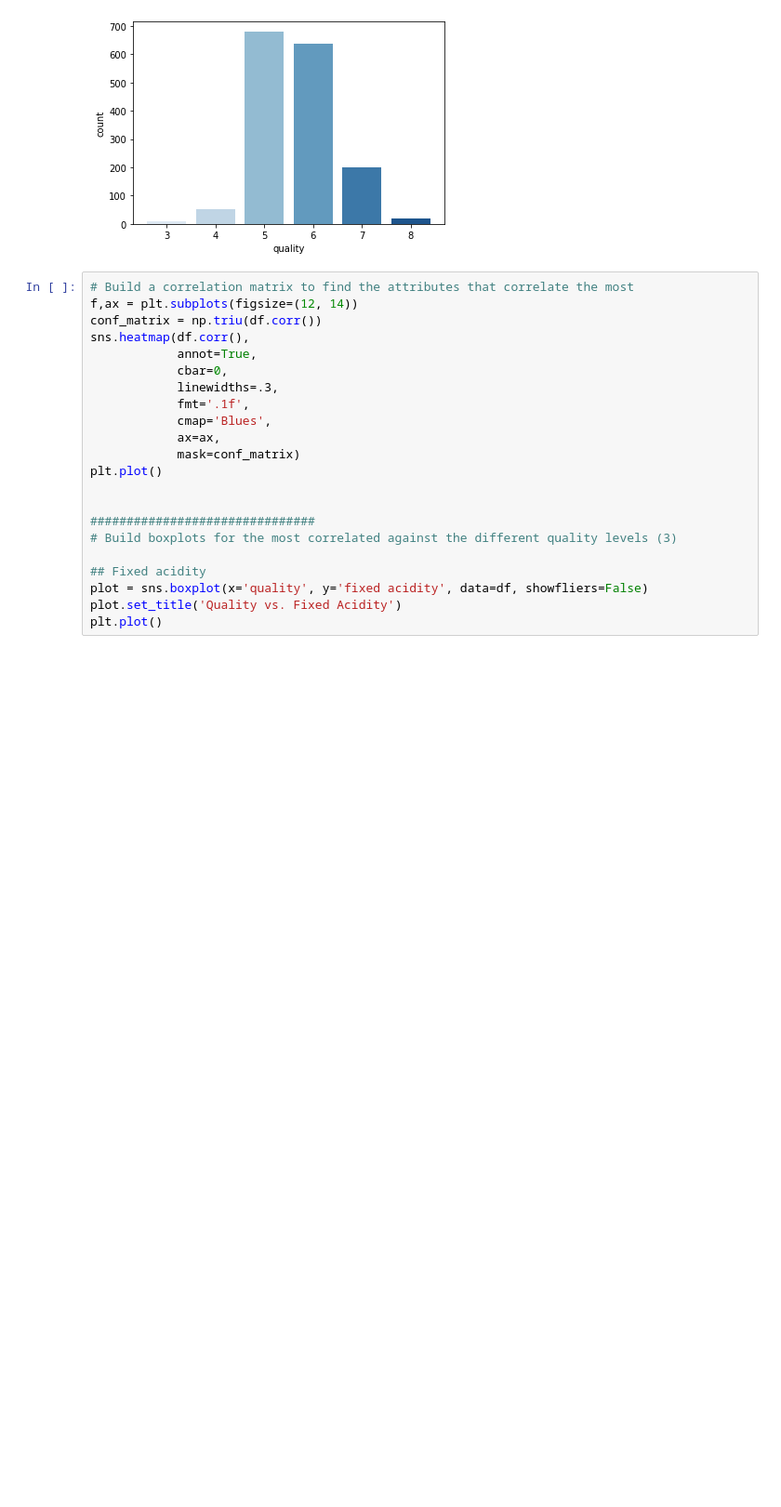
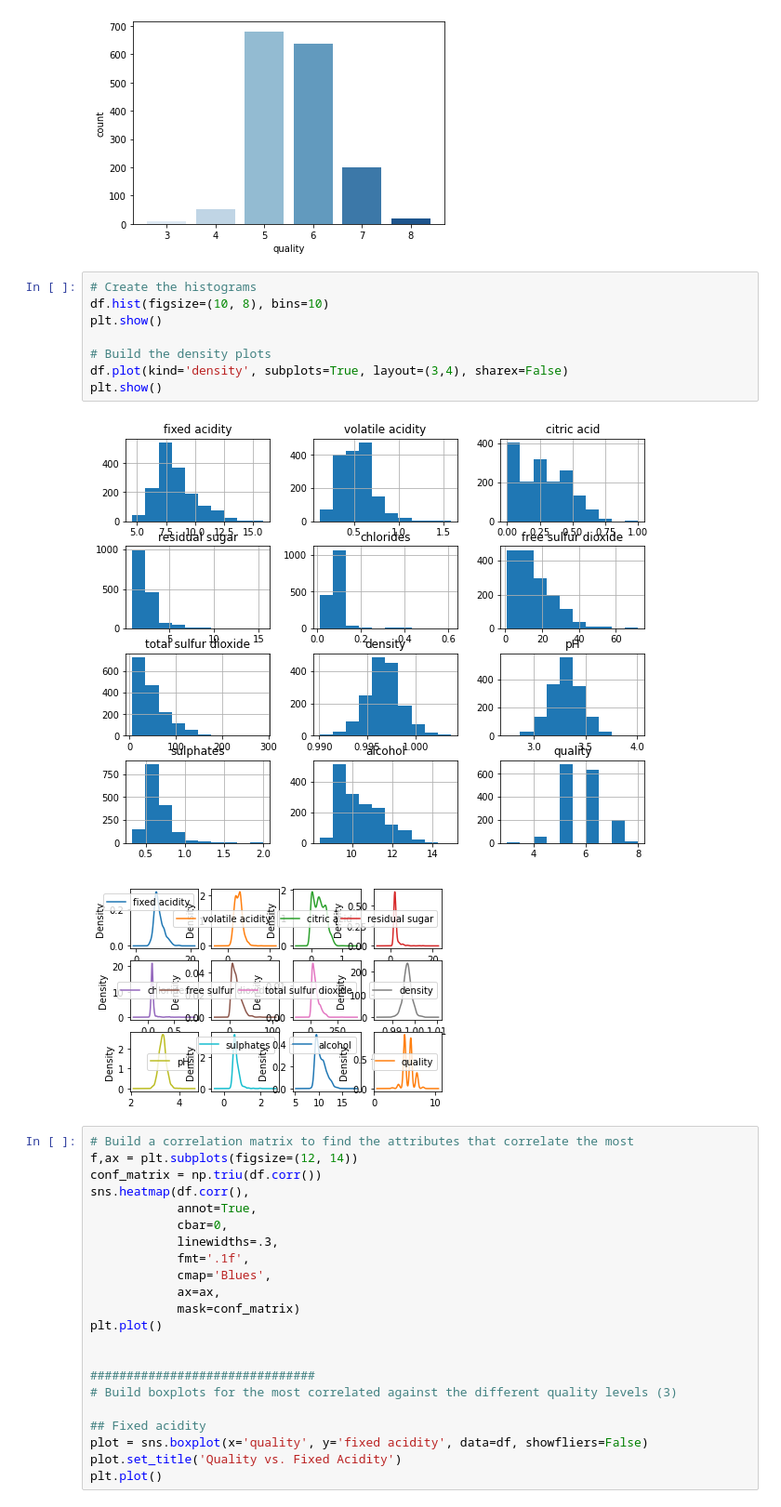
Before and after one commit to Liveo123/horse_racing, a Jupyter notebook: redwine.ipynb, the cells around one changed output. Shown: that part at 93% size. Cells and saved outputs as stored; diff of their text form; blank space fills up the shorter version.

Commit message:
Added density and histogram charts and cross-validation and grid search with decision trees.

```diff
--- a/redwine.ipynb
+++ b/redwine.ipynb
@@ -74,6 +74,17 @@ plt.plot()
 # %% [output]
 []
 [figure]
+# %%
+# Create the histograms
+df.hist(figsize=(10, 8), bins=10)
+plt.show()
+
+# Build the density plots
+df.plot(kind='density', subplots=True, layout=(3,4), sharex=False)
+plt.show()
+# %% [output]
+[figure, added]
+[figure, added]
 # %%
 # Build a correlation matrix to find the attributes that correlate the most
 f,ax = plt.subplots(figsize=(12, 14))
```
Also changed, not shown: parts of 5 cells of this notebook.
